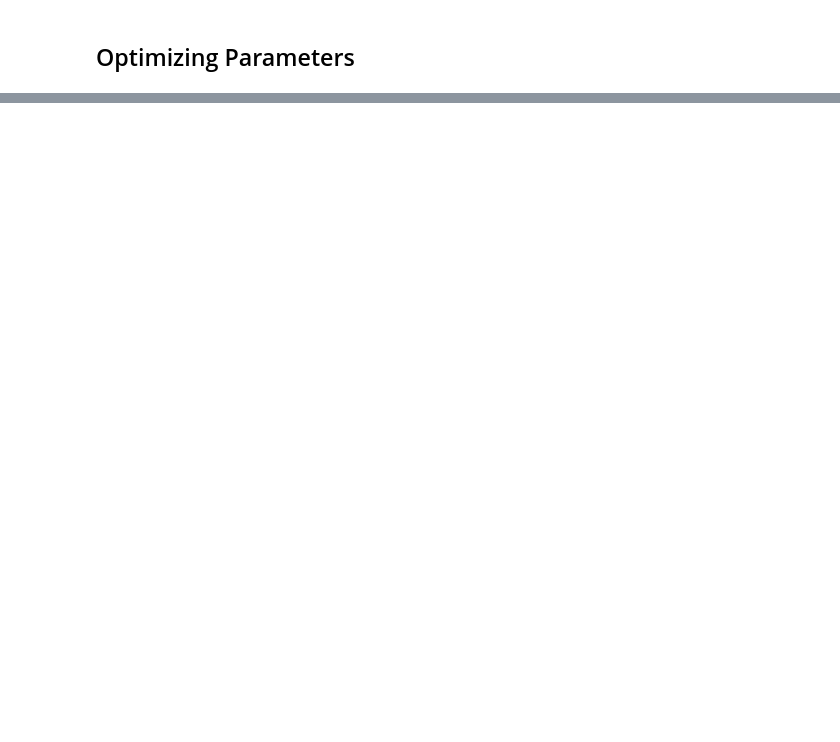
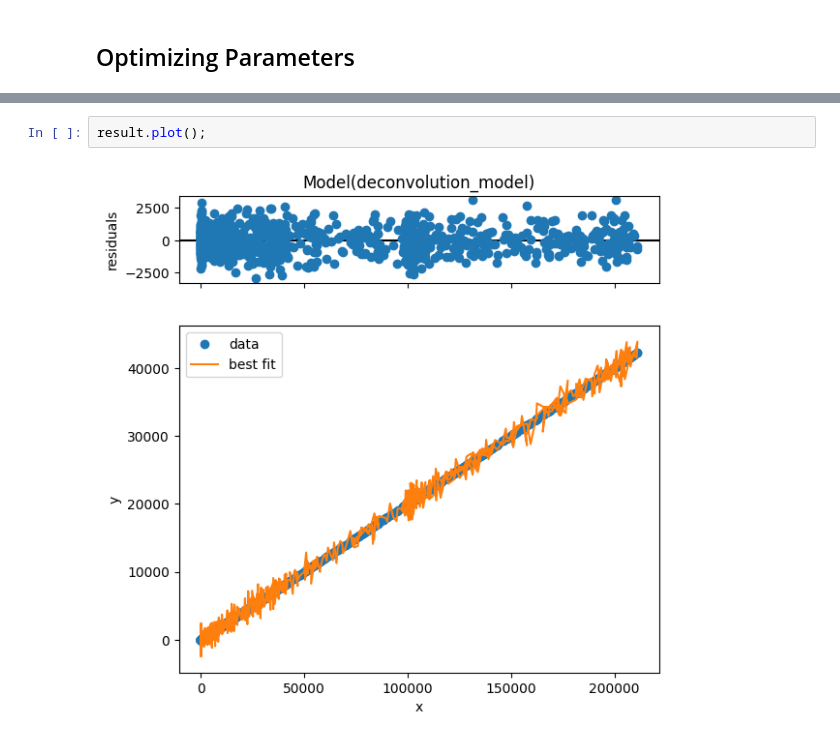
Before and after one commit to TsvikiHirsh/frame_overlap, a Jupyter notebook: notebooks/frame_overlap_tutorial.ipynb, the cells around one changed output, grey strips where cells are left out. Drawn from its saved outputs; the diff is of its cells as text; blank space fills up the shorter version.

```diff
--- a/notebooks/frame_overlap_tutorial.ipynb
+++ b/notebooks/frame_overlap_tutorial.ipynb
@@ -75,0 +99,4 @@ NameError: name 'poisson' is not defined
+# %%
+result.plot();
+# %% [output]
+[figure, added]
```
Also changed, not shown: parts of 2 cells of this notebook, 2 other files.
